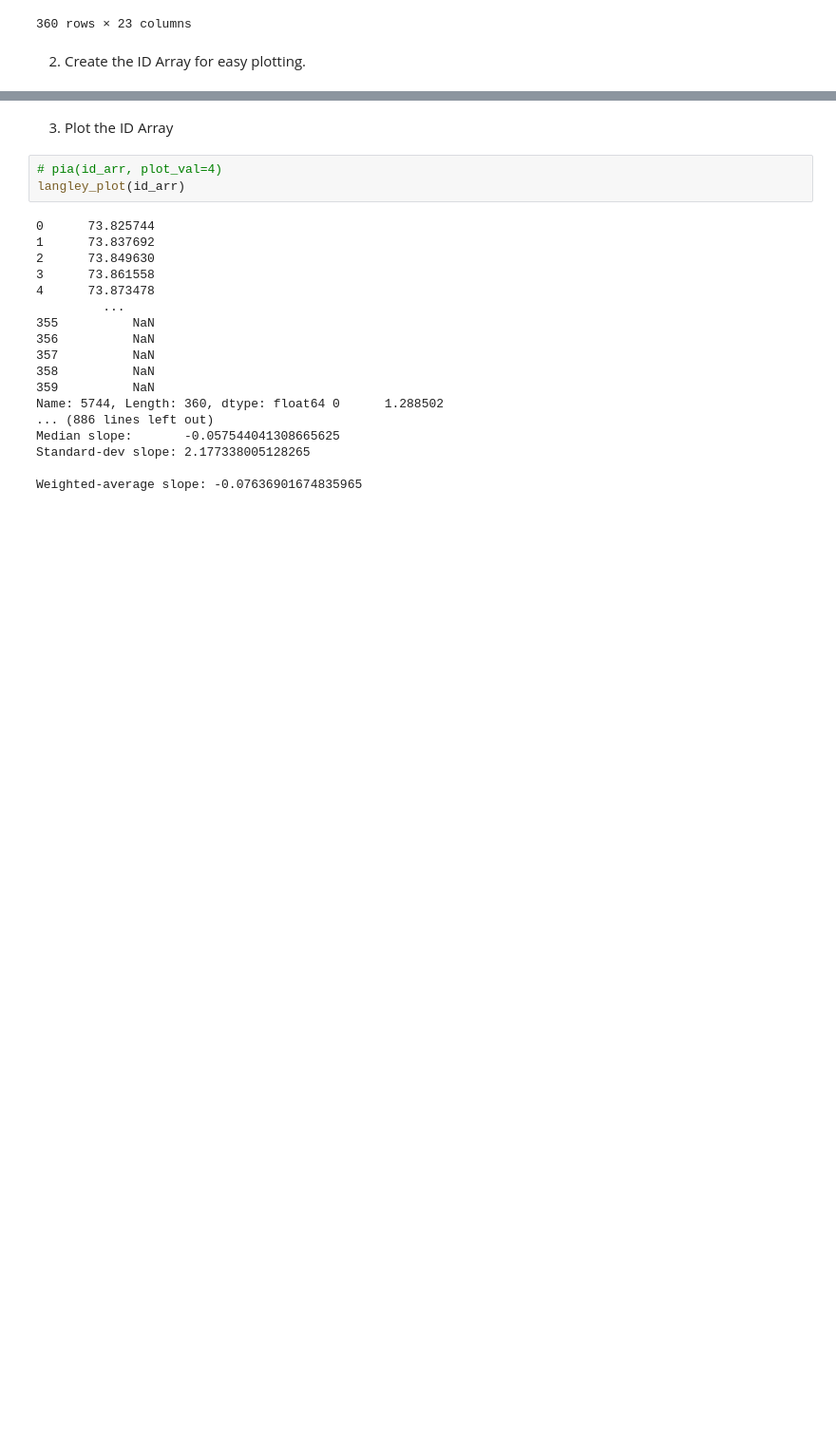
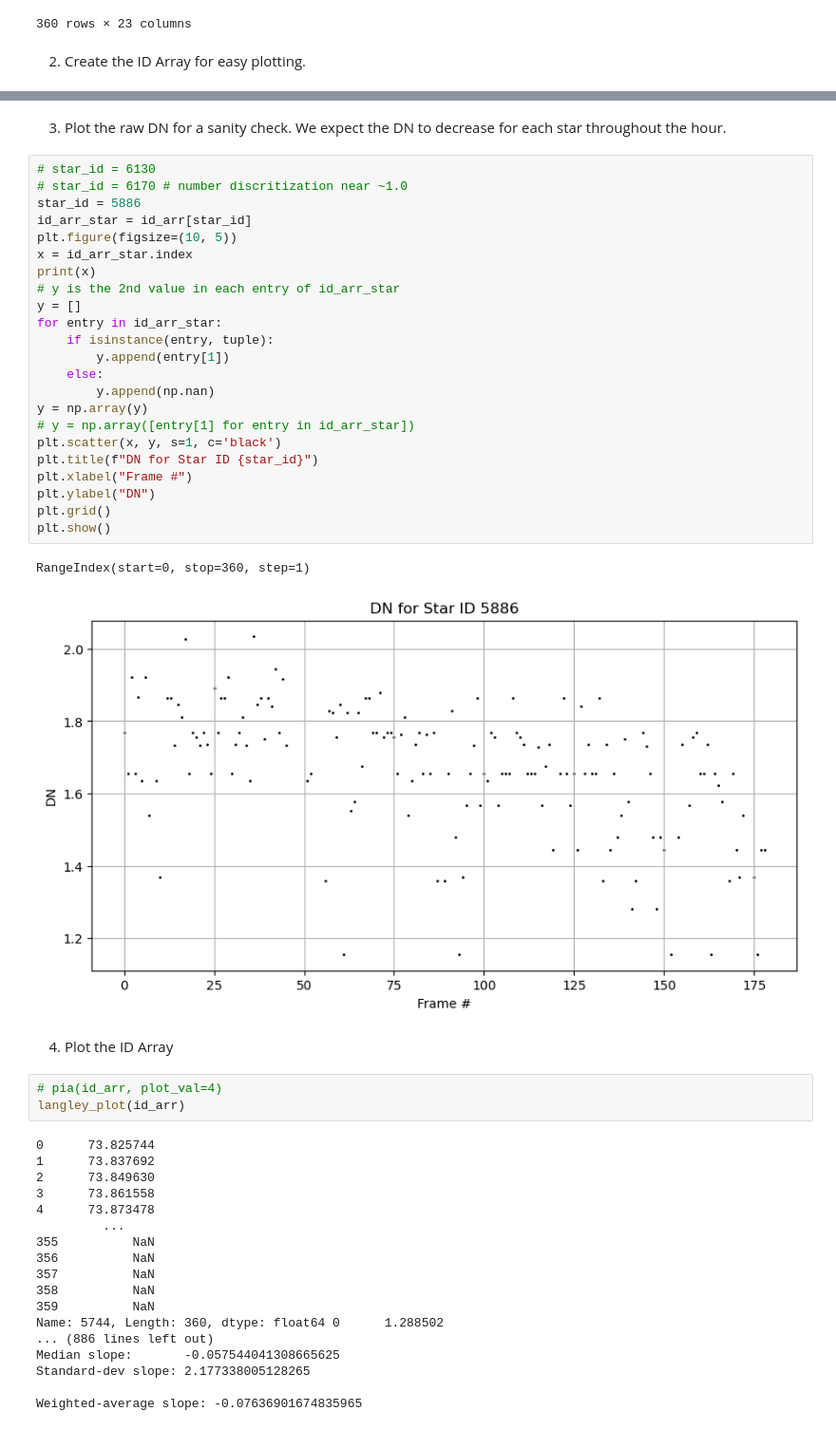
Before and after one commit to jtobs1/angstrom_plots, a Jupyter notebook: read_centroid_arr.ipynb, the cells around one changed output, grey strips where cells are left out. Shown at 95% size. Drawn from its saved outputs; the diff is of its cells as text; blank space fills up the shorter version.

```diff
--- a/read_centroid_arr.ipynb
+++ b/read_centroid_arr.ipynb
@@ -60,5 +44,33 @@ id_arr
+# %% [markdown]
+3. Plot the raw DN for a sanity check. We expect the DN to decrease for each star throughout the hour.
+# %%
+# star_id = 6130
+# star_id = 6170 # number discritization near ~1.0
+star_id = 5886
+id_arr_star = id_arr[star_id]
+plt.figure(figsize=(10, 5))
+x = id_arr_star.index
+print(x)
+# y is the 2nd value in each entry of id_arr_star
+y = []
+for entry in id_arr_star:
+    if isinstance(entry, tuple):
+        y.append(entry[1])
+    else:
+        y.append(np.nan)
+y = np.array(y)
+# y = np.array([entry[1] for entry in id_arr_star])
+plt.scatter(x, y, s=1, c='black')
+plt.title(f"DN for Star ID {star_id}")
+plt.xlabel("Frame #")
+plt.ylabel("DN")
+plt.grid()
+plt.show()
+# %% [output]
+RangeIndex(start=0, stop=360, step=1)
+[figure, added]
 # %% [markdown]
-3. Plot the ID Array
+4. Plot the ID Array
 # %%
 # pia(id_arr, plot_val=4)
 langley_plot(id_arr)
```
Also changed, not shown: parts of 4 cells of this notebook, 7 other files.
